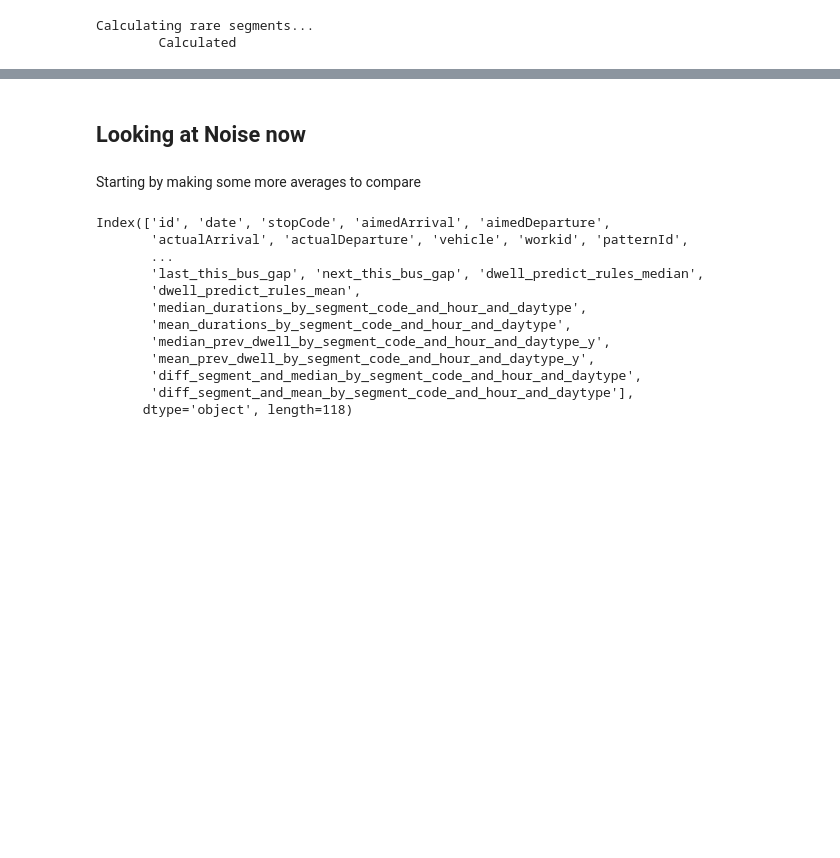
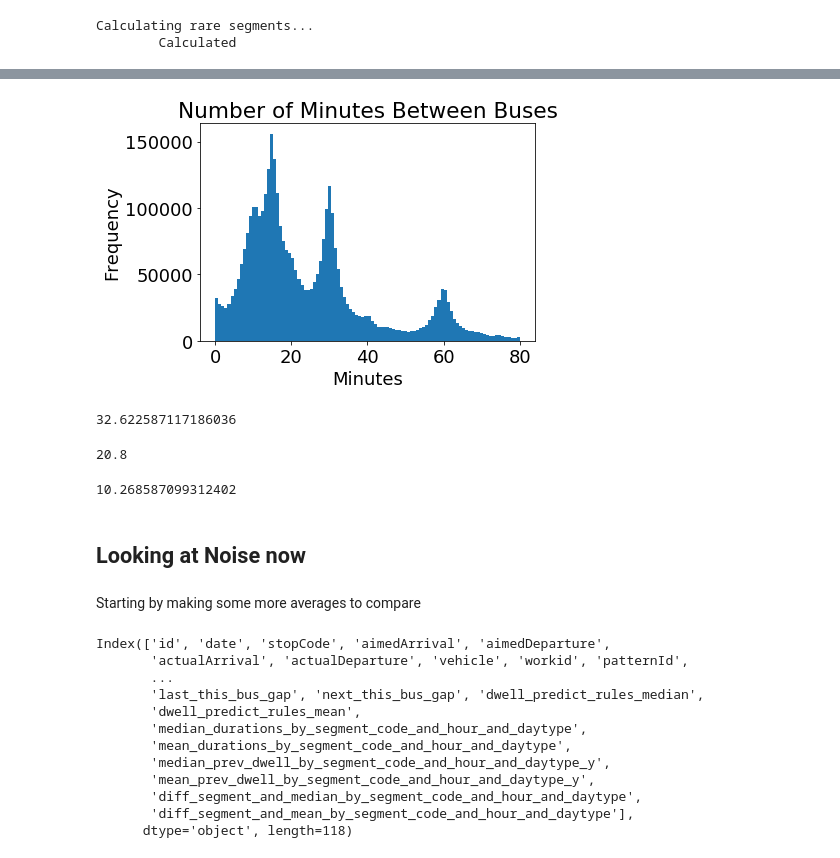
Before and after one commit to gingertom/buses, a Jupyter notebook: Data Exploration/noise and spasity/Analytic determination of noise.ipynb, the cells around one changed output, grey strips where cells are left out. Cells and saved outputs as stored; diff of their text form; code cells hidden in the pictures; blank space fills up the shorter version.

```diff
--- a/Data Exploration/noise and spasity/Analytic determination of noise.ipynb
+++ b/Data Exploration/noise and spasity/Analytic determination of noise.ipynb
@@ -71,0 +157,19 @@ def make_prediction(medians, results):
+# %%
+se_prev_stopCode_route_groups = se.groupby(["stopCode", "publicName"])
+
+se["last_this_bus_gap"] = np.nan
+se["next_this_bus_gap"] = np.nan
+
+for _, stop in tqdm(se_prev_stopCode_route_groups):
+
+    stop = stop.sort_values("actualArrival")
+
+    previous_bus = stop.shift(1)
+    next_bus = stop.shift(-1)
+
+    se.loc[stop.index, "last_this_bus_gap"] = (
+        stop["actualArrival"] - previous_bus["actualArrival"]
+    ).astype("<m8[s]")
+    se.loc[stop.index, "next_this_bus_gap"] = (
+        next_bus["actualArrival"] - stop["actualArrival"]
+    ).astype("<m8[s]")
@@ -72,3 +178,31 @@ def make_prediction(medians, results):
+# %%
+plt.hist(se['last_this_bus_gap']/60, bins=100, range=(0,80), linewidth=0,rasterized=True);
+plt.title("Number of Minutes Between Buses")
+plt.xlabel("Minutes")
+plt.ylabel("Frequency")
+plt.savefig("sparsity_mins_between_buses.pdf", bbox_inches="tight")
+# %% [output]
+[figure, added]
+# %%
+np.mean(se.loc[se['last_this_bus_gap'] < 60*60*8, 'last_this_bus_gap']/60)
+# %% [output]
+32.622587117186036
+# %%
+np.nanmedian(se['last_this_bus_gap']/60)
+# %% [output]
+20.8
+# %%
+diffs = []
+
+for name, seg in se.groupby("segment_code"):
+
+    quantiles = np.quantile(seg['mean_durations_by_segment_code_and_hour_and_day'], [0.25, 0.75])
+
+    diffs.append(quantiles[1] - quantiles[0])
+
+print(np.mean(diffs))
+# %% [output]
+10.268587099312402
 # %% [markdown]
 ## Looking at Noise now
 # %% [markdown]
```
Also changed, not shown: parts of 44 cells of this notebook.
